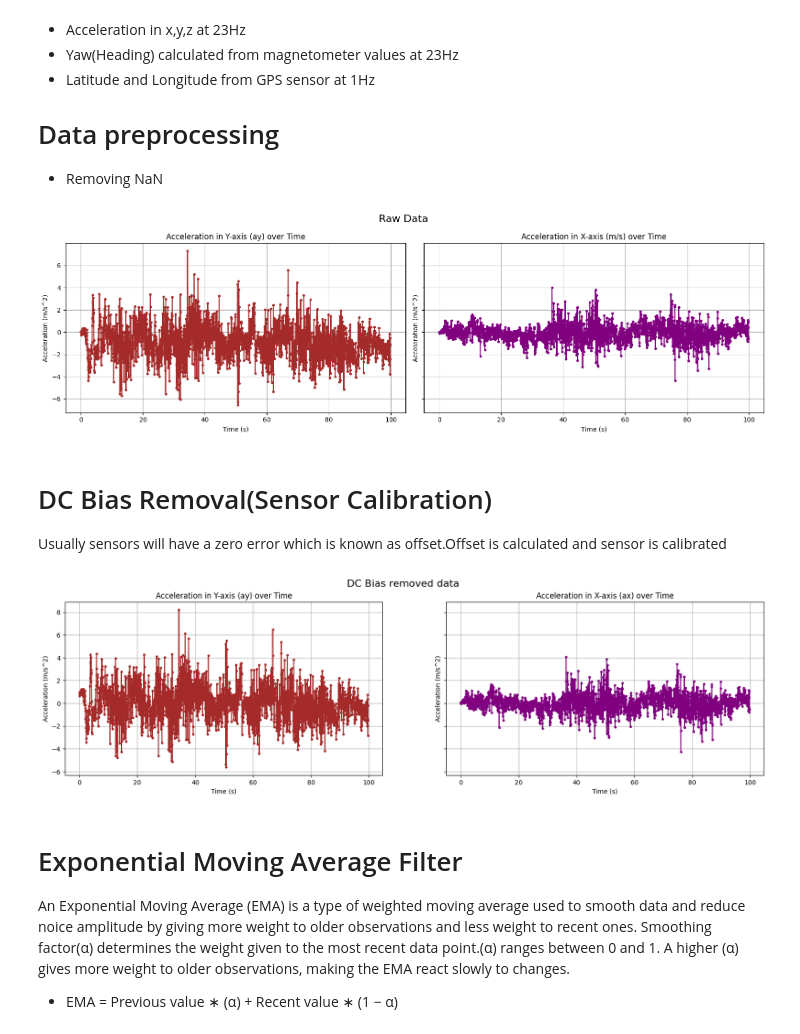
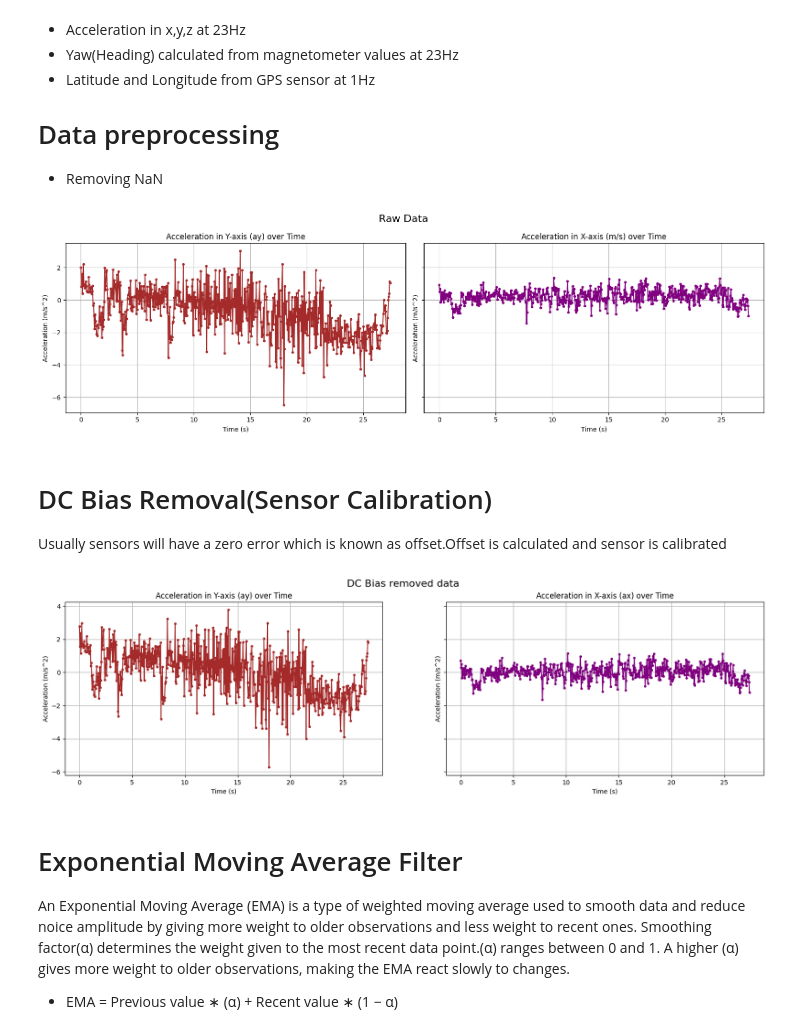
Before and after one commit to KarthickPandianPV/PATH-ESTIMATION, a Jupyter notebook: main.ipynb, the cells around one changed output. Cells and saved outputs as stored; diff of their text form; code cells hidden in the pictures.

```diff
--- a/main.ipynb
+++ b/main.ipynb
@@ -13,33 +13,33 @@
 # %%
 import pandas as pd
 import numpy as np
 import matplotlib.pyplot as plt
 import math
 
-df = pd.read_csv('round1.csv')
+df = pd.read_csv('data1.csv')
 # print(df.to_string())
 
 df = df.dropna()
 # print(df.to_string())
 
 fig, (ax1, ax2) = plt.subplots(1, 2, figsize=(16, 5), sharey=True)
 fig.suptitle('Raw Data', fontsize=16)
 ax1.plot(df['time'], df['ay'], marker='o', linestyle='-', color='brown', markersize=3)
 ax1.set_title('Acceleration in Y-axis (ay) over Time')
 ax1.set_xlabel('Time (s)')
 ax1.set_ylabel('Acceleration (m/s^2)')
 ax1.grid(True)
 
 ax2.plot(df['time'], df['ax'], marker='o', linestyle='-', color='purple', markersize=3)
 ax2.set_title('Acceleration in X-axis (m/s) over Time')
 ax2.set_xlabel('Time (s)')
 ax2.set_ylabel('Acceleration (m/s^2)')
 ax2.grid(True)
 
 plt.tight_layout()
 plt.show()
 # %% [output]
-[figure, old version]
+[figure, new version]
 # %% [markdown]
 # DC Bias Removal(Sensor Calibration)
  Usually sensors will have a zero error which is known as offset.Offset is calculated and sensor is calibrated
@@ -68,7 +68,7 @@ ax2.set_xlabel('Time (s)')
 ax2.set_ylabel('Acceleration (m/s^2)')
 ax2.grid(True)
 # %% [output]
-[figure, old version]
+[figure, new version]
 # %% [markdown]
 # Exponential Moving Average Filter
 An Exponential Moving Average (EMA) is a type of weighted moving average used to
```
Also changed, not shown: parts of 9 cells of this notebook, 8 other files.
